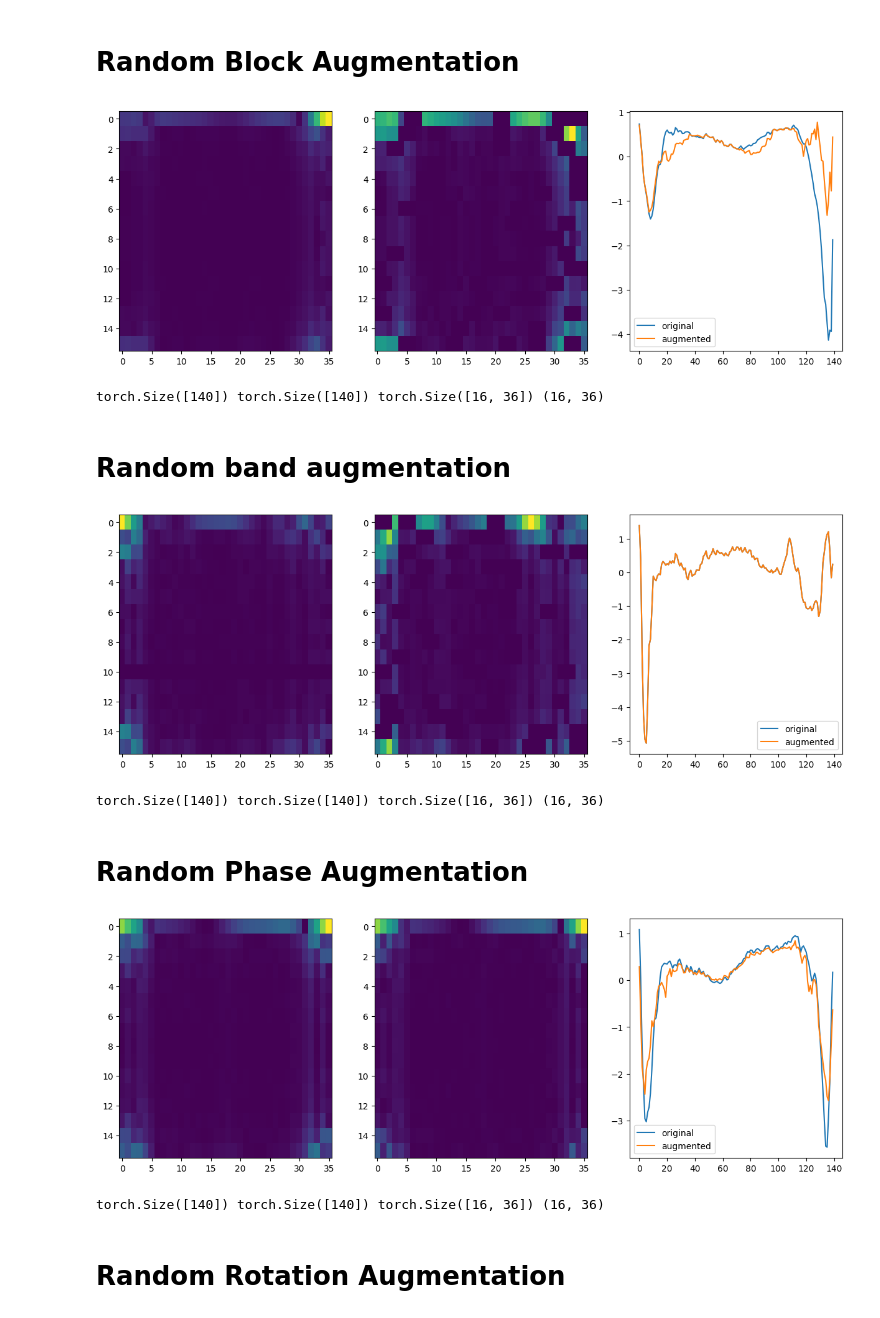
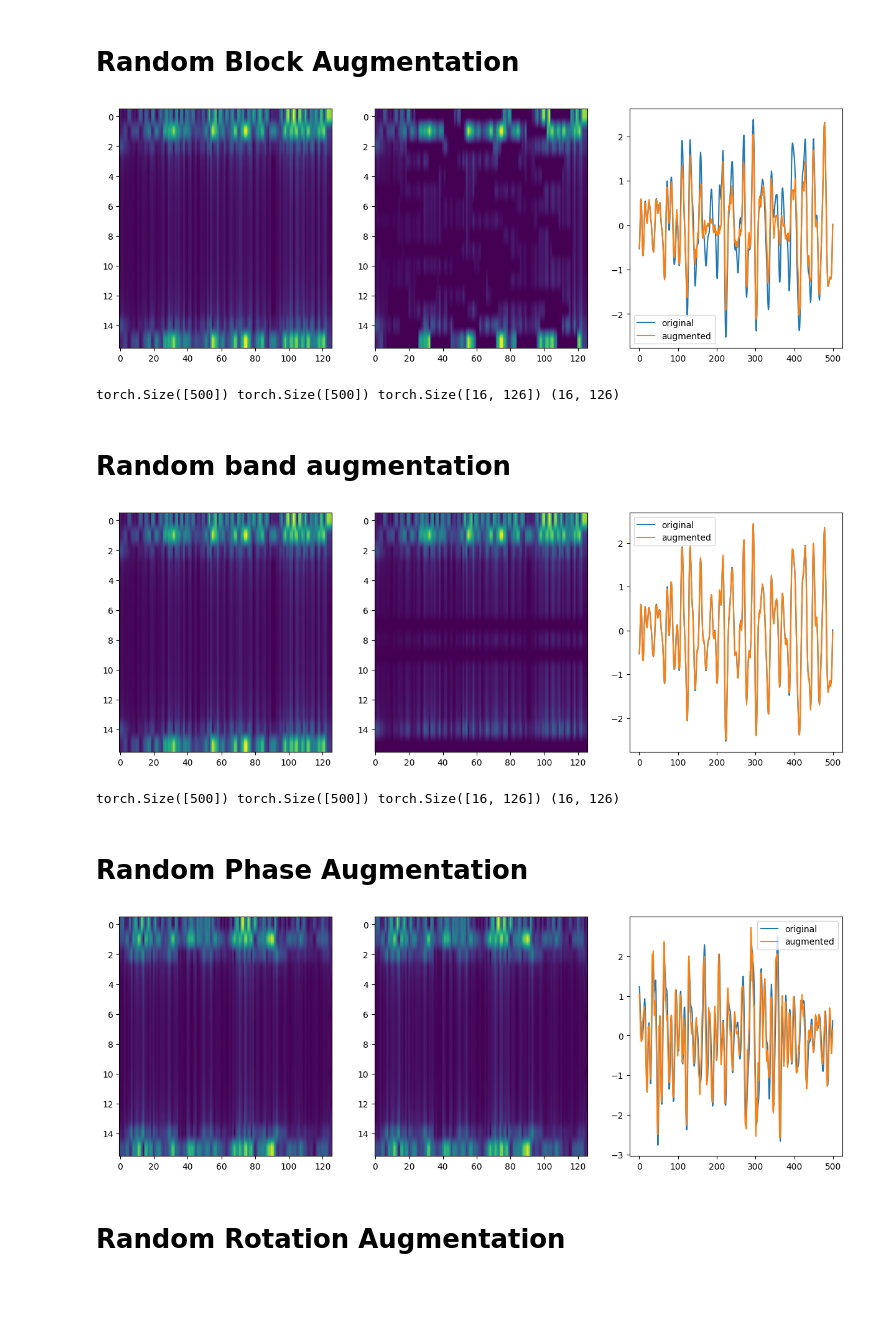
Before and after one commit to erlendlokna/Generative-SSL-VQVAE-modelling, a Jupyter notebook: augmentation_tests.ipynb, the cells around one changed output. Saved outputs shown, nothing was run; the diff lists cells and outputs as text; code cells hidden in the pictures; blank space fills up the shorter version.

Commit message:
work on augmenter

```diff
--- a/augmentation_tests.ipynb
+++ b/augmentation_tests.ipynb
@@ -14,8 +14,12 @@ config_dir = 'configs/config.yaml' #dir to config file
 
 config = load_yaml_param_settings(config_dir)
 
+config['dataset']['dataset_name'] = 'FordA'
+
 # data pipeline
 dataset_importer = UCRDatasetImporter(**config['dataset'])
 batch_size = config['dataset']['batch_sizes']['stage1']
 train_data_loader, test_data_loader = [build_data_pipeline(batch_size, dataset_importer, config, kind) for kind in ['train', 'test']]
+
+augmenter = TimeFreqAugmentation(**config['augmentations']['aug_params'])
 # %% [output]
@@ -319,42 +51,48 @@ aug_params = {
 # %% [markdown]
 # Random Block Augmentation
 # %%
-x, u = get_x_and_u(**aug_params)
+x, u = get_x_u()
 
-uaug_blocks = add_block_augmentation(u.numpy(), **augm_params)
-xaug_block = istft(uaug_blocks, aug_params["n_fft"], x.shape[0])
+augmenter.update_parameters(block_size_scale=0.1, block_density=0.05)
+
+# Apply block augmentation to the complex-valued u directly
+uaug_blocks = augmenter.add_block_augmentation(u.numpy())
+
+# Convert the augmented u back to the time domain
+xaug_block = augmenter.istft(torch.from_numpy(uaug_blocks), x.shape[0])
 
 plot(x, xaug_block, u, uaug_blocks)
 print(x.shape, xaug_block.shape, u.shape, uaug_blocks.shape)
 # %% [output]
-[figure, old version]
+[figure, new version]
-torch.Size([140]) torch.Size([140]) torch.Size([16, 36]) (16, 36)
+torch.Size([500]) torch.Size([500]) torch.Size([16, 126]) (16, 126)
 # %% [markdown]
 # Random band augmentation
 # %%
-x, u = get_x_and_u(**aug_params)
 
+# Apply block augmentation to the complex-valued u directly
+uaug_band = augmenter.add_band_augmentation(u.numpy())
 
-uaug_bands = add_band_augmentation(u.numpy(), **aug_params)
-xaug_bands = istft(uaug_bands, aug_params["n_fft"], x.shape[0])
+# Convert the augmented u back to the time domain
+xaug_band = augmenter.istft(torch.from_numpy(uaug_band), x.shape[0])
 
-plot(x, xaug_bands, u, uaug_blocks)
-print(x.shape, xaug_bands.shape, u.shape, uaug_bands.shape)
+plot(x, xaug_band, u, uaug_band)
+print(x.shape, xaug_band.shape, u.shape, uaug_band.shape)
 # %% [output]
-[figure, old version]
+[figure, new version]
-torch.Size([140]) torch.Size([140]) torch.Size([16, 36]) (16, 36)
+torch.Size([500]) torch.Size([500]) torch.Size([16, 126]) (16, 126)
 # %% [markdown]
 # Random Phase Augmentation
 # %%
-x, u = get_x_and_u(**aug_params)
+x, u = get_x_u()
 
-uaug_phase = add_phase_augmentation(u.numpy())
-xaug_phase = istft(uaug_phase, aug_params['n_fft'], x.shape[0])
+augmenter.update_parameters(phase_max_change=np.pi/4)
+
+uaug_phase = augmenter.add_phase_augmentation(u.numpy())
+xaug_phase = augmenter.istft(torch.from_numpy(uaug_phase), x.shape[0])
 
 plot(x, xaug_phase, u, uaug_phase)
-print(x.shape, xaug_phase.shape, u.shape, uaug_phase.shape)
 # %% [output]
-[figure, old version]
+[figure, new version]
-torch.Size([140]) torch.Size([140]) torch.Size([16, 36]) (16, 36)
 # %% [markdown]
 # Random Rotation Augmentation
```
Also changed, not shown: parts of 19 cells of this notebook, 5 other files.
